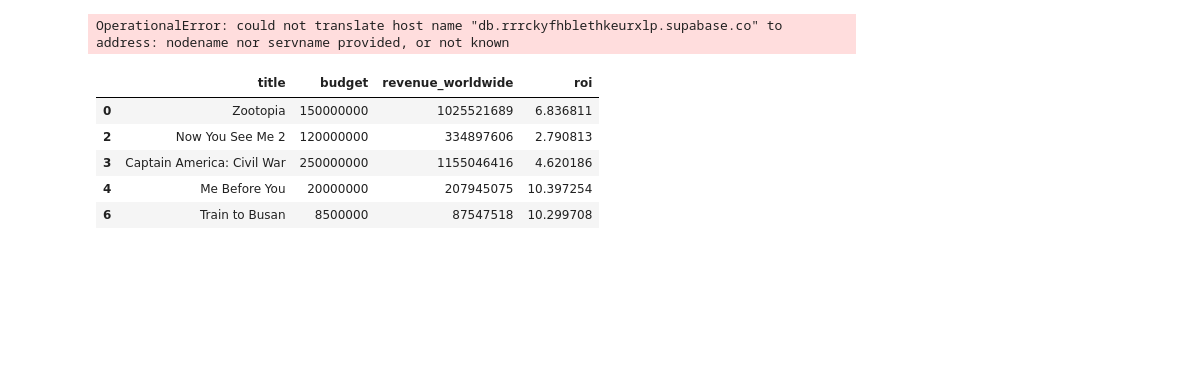
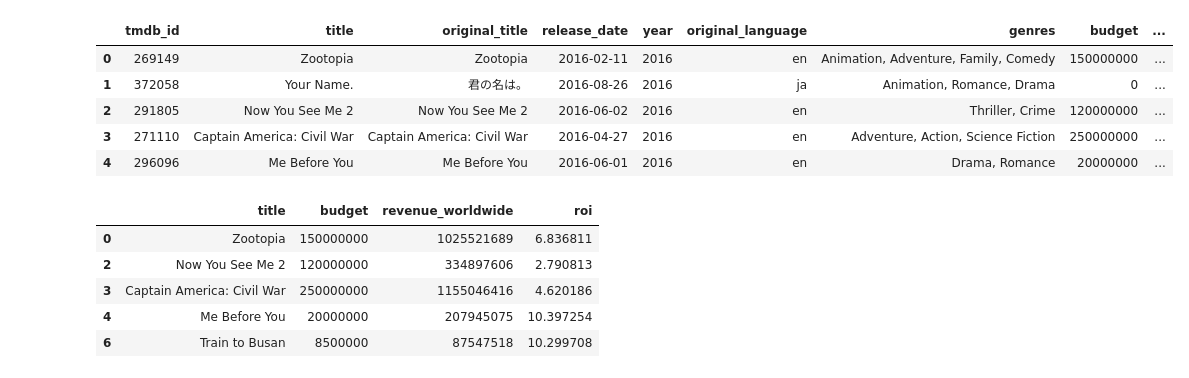
Before and after one commit to ayushmish605/movie-performance-predictor, a Jupyter notebook: notebooks/eda_movies.ipynb, the cells around one changed output. Drawn from its saved outputs; the diff is of its cells as text; code cells hidden in the pictures; blank space fills up the shorter version.

```diff
--- a/notebooks/eda_movies.ipynb
+++ b/notebooks/eda_movies.ipynb
@@ -1,16 +0,0 @@
-# %%
-import pandas as pd
-import seaborn as sns
-import matplotlib.pyplot as plt
-import psycopg2
-
-sns.set_theme(style="whitegrid")
-
-conn = psycopg2.connect(
-    "postgresql://postgres:Mivgyg-zatdok-zevje4@db.rrrckyfhblethkeurxlp.supabase.co:5432/postgres"
-)
-
-movies = pd.read_sql("SELECT * FROM movies;", conn)
-movies.head()
-# %% [output]
-OperationalError: could not translate host name "db.rrrckyfhblethkeurxlp.supabase.co" to address: nodename nor servname provided, or not known
@@ -17,3 +12,28 @@ OperationalError: could not translate host name "db.rrrckyfhblethkeurxlp.supabas
+# %%
+import pandas as pd
+import seaborn as sns
+import matplotlib.pyplot as plt
+import psycopg2
+
+sns.set_theme(style="whitegrid")
+
+conn = psycopg2.connect(
+    host=HOST,
+    port=PORT,
+    database=DATABASE,
+    user=DB_USER,
+    password=PASSWORD
+)
+
+movies = pd.read_sql("SELECT * FROM movies;", conn)
+movies.head()
+# %% [output]
+|  | tmdb_id | title | original_title | release_date | year | original_language | genres | budget | ... |
+| 0 | 269149 | Zootopia | Zootopia | 2016-02-11 | 2016 | en | Animation, Adventure, Family, Comedy | 150000000 | ... |
+| 1 | 372058 | Your Name. | 君の名は。 | 2016-08-26 | 2016 | ja | Animation, Romance, Drama | 0 | ... |
+| 2 | 291805 | Now You See Me 2 | Now You See Me 2 | 2016-06-02 | 2016 | en | Thriller, Crime | 120000000 | ... |
+| 3 | 271110 | Captain America: Civil War | Captain America: Civil War | 2016-04-27 | 2016 | en | Adventure, Action, Science Fiction | 250000000 | ... |
+| 4 | 296096 | Me Before You | Me Before You | 2016-06-01 | 2016 | en | Drama, Romance | 20000000 | ... |
 # %%
 movies = movies.copy()
 movies = movies[movies["budget"] > 0]
```
Also changed, not shown: parts of 6 cells of this notebook, 25 other files.
